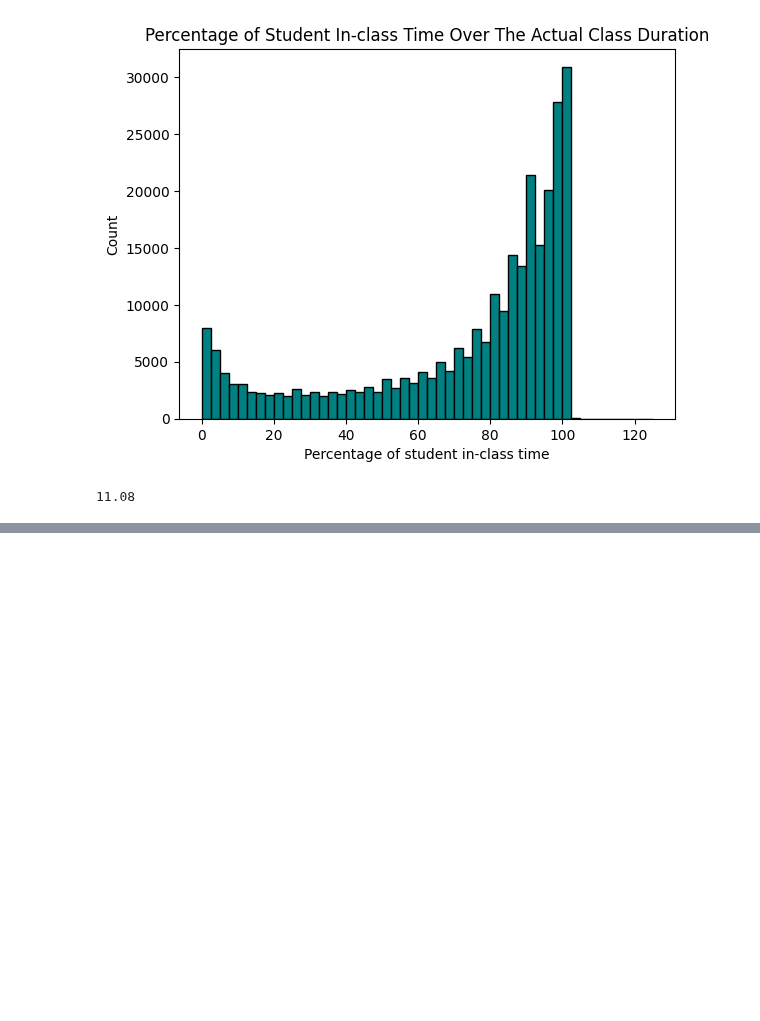
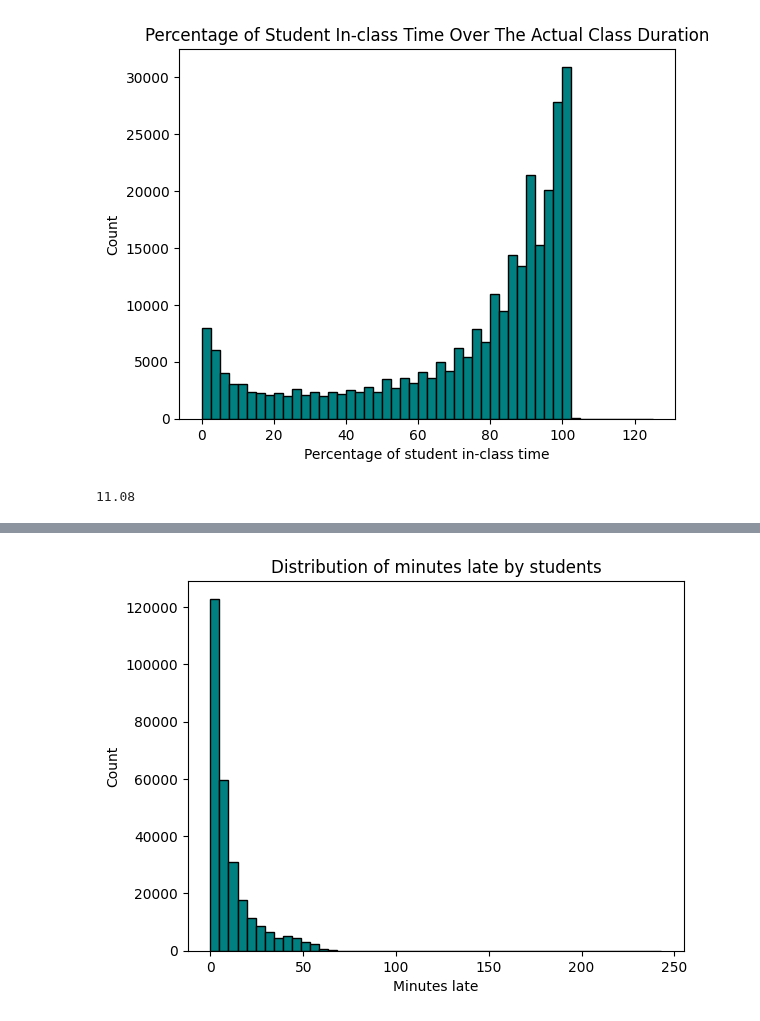
Before and after one commit to tthvan/Customer-Retention-Analysis, a Jupyter notebook: cleanin.ipynb, the cells around one changed output, grey strips where cells are left out. Saved outputs shown, nothing was run; the diff lists cells and outputs as text; code cells hidden in the pictures; blank space fills up the shorter version.

```diff
--- a/cleanin.ipynb
+++ b/cleanin.ipynb
@@ -159,6 +159,8 @@ df['date'] = df['Start time'].dt.date
 df['time'] = df['Start time'].dt.time
 df['day_of_week'] = df['Start time'].dt.day_name()
 df['hour'] = df['Start time'].dt.hour
+df['stu_join_time'] = df['Join time'].dt.time
+df['stu_leave_time'] = df['Leave time'].dt.time
 
 df.head()
 # %% [output]
@@ -430,0 +426,3 @@ E.g. If the class is 60 minutes in length, they attend less than 12 minutes (20%
+# %%
+df['minutes_late'] = round((df['Join time']-df['Start time']).dt.total_seconds()/60)
+df.tail()
@@ -430,0 +436,8 @@ E.g. If the class is 60 minutes in length, they attend less than 12 minutes (20%
+# %%
+plt.hist(df['minutes_late'], bins=50, edgecolor='black', color='teal')
+plt.xlabel("Minutes late")
+plt.ylabel('Count')
+plt.title('Distribution of minutes late by students')
+plt.show()
+# %% [output]
+[figure, added]
```
Also changed, not shown: parts of 9 cells of this notebook.
